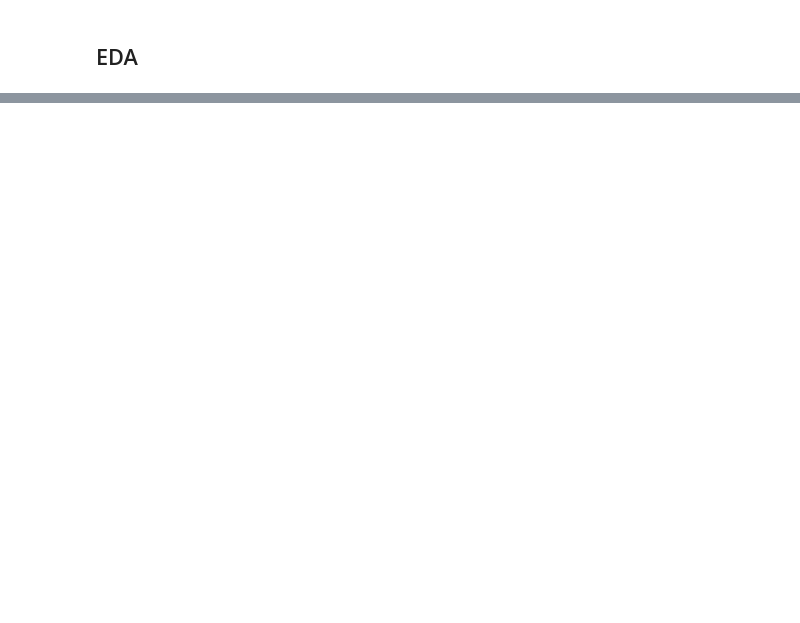
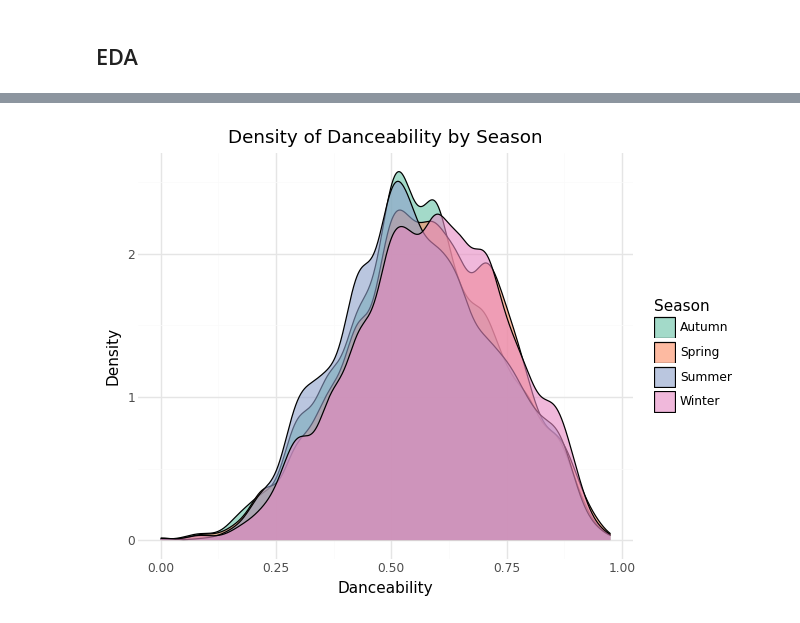
Before and after one commit to ab1608/Spotify_ML_Demo, a Jupyter notebook: notebooks/01_explore.ipynb, the cells around one changed output, grey strips where cells are left out. Saved outputs shown, nothing was run; the diff lists cells and outputs as text; code cells hidden in the pictures; blank space fills up the shorter version.

```diff
--- a/notebooks/01_explore.ipynb
+++ b/notebooks/01_explore.ipynb
@@ -82,0 +149,15 @@ enriched_streams = enriched_streams.dropna(subset=["energy"]).drop(
+# %%
+## Let's also visualize two audio features: `danceability` and `energy` across seasons.
+
+
+# Distriubtion of dancability across seasons
+p5 = (
+    ggplot(enriched_streams, aes(x="danceability", fill="season"))
+    + geom_density(alpha=0.6)
+    + scale_fill_brewer(type="qual", palette="Set2")
+    + labs(title="Density of Danceability by Season", x="Danceability", y="Density", fill="Season")
+    + theme_minimal()
+)
+p5.draw()
+# %% [output]
+[figure, added]
```
Also changed, not shown: parts of 24 cells of this notebook, 3 other files.
